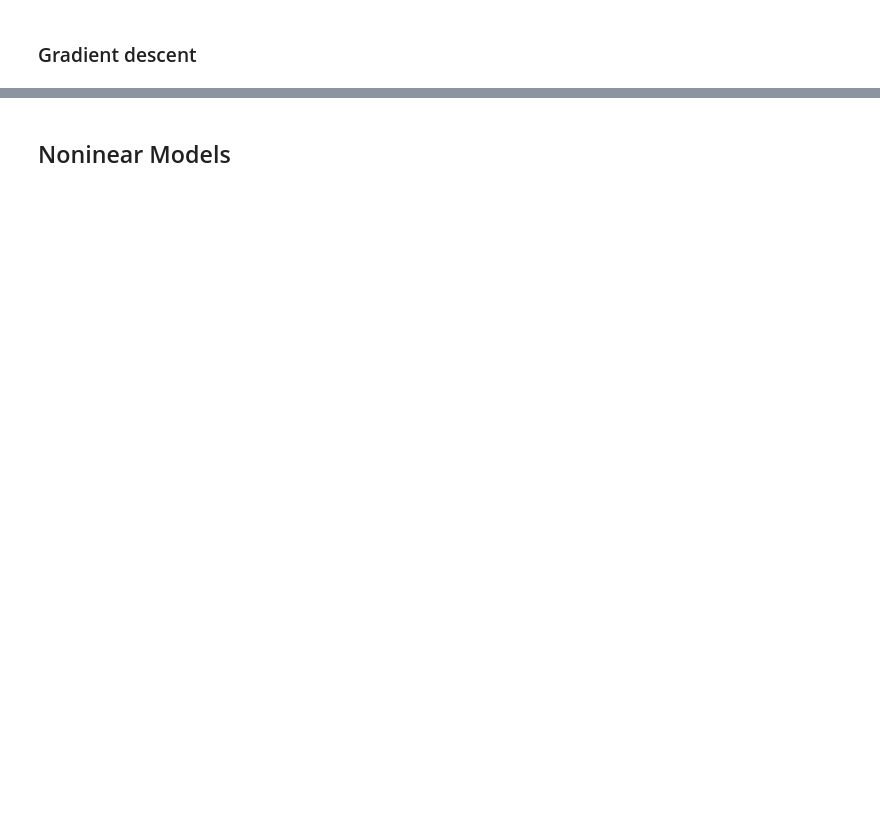
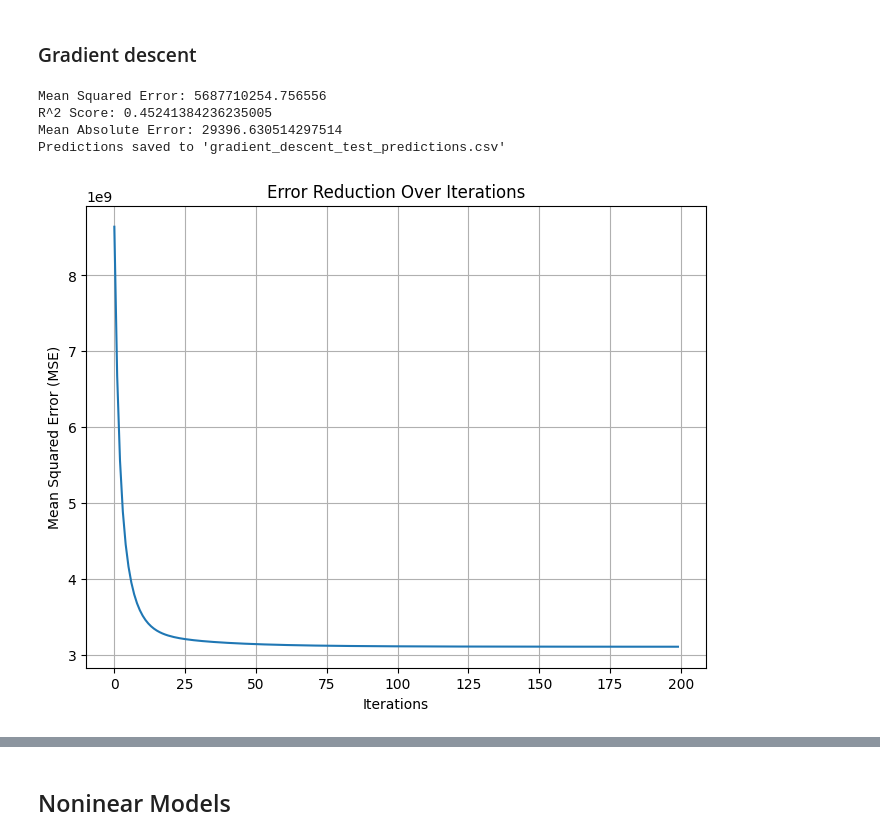
Before and after one commit to SarahYousefH/MachineLearningAssignment2, a Jupyter notebook: machine-learning-regression-assignment.ipynb, the cells around one changed output, grey strips where cells are left out. Cells and saved outputs as stored; diff of their text form; code cells hidden in the pictures; blank space fills up the shorter version.

Commit message:
Kaggle Notebook | Machine Learning Regression Assignment | Version 29

```diff
--- a/machine-learning-regression-assignment.ipynb
+++ b/machine-learning-regression-assignment.ipynb
@@ -712,2 +721,65 @@ print("Test R-squared:", r2_test)
 # %% [markdown]
 ### Gradient descent
+# %%
+import numpy as np
+import matplotlib.pyplot as plt
+
+
+# find linear regression with visualizing
+def gradient_descent_model(X_train, y_train, X_test, y_test, alpha , num_iterations):
+
+    # add bias feature
+    X_train = np.hstack((np.ones((train_data.shape[0], 1)), X_train))
+    X_test = np.hstack((np.ones((test_data.shape[0], 1)), X_test))
+
+    num_samples = X_train.shape[0]  # Number of samples
+    num_features = X_train.shape[1]  # Number of features or weights
+
+    w = np.random.randn(num_features)  # Initialize initial weights randomly -> we have 13 weights
+
+    errors = []  # To store MSE at each iteration to visualize
+
+
+    for t in range(num_iterations):
+        # find predictions
+        y_pred = X_train @ w
+
+        # Compute gradient which equal to derivative
+        gradient = -(1 / num_samples) * (X_train.T @ (y_train - y_pred))
+
+        # Update weights based on gradient and alpha
+        w = w - alpha * gradient
+
+        # Calculate MSE and store it
+        error = (1 / (2 * num_samples)) * np.sum((y_train - y_pred) ** 2)
+        errors.append(error)
+
+    # Predict on the test set using the final weights
+    y_test_pred = X_test @ w
+
+    return y_test_pred, errors
+
+
+
+alpha = 0.1
+num_iterations = 200
+
+y_predicted, errors = gradient_descent_model(X_train, y_train, X_test, y_test, alpha , num_iterations)
+mse,r2,mae = evaluate_model(y_predicted)
+print_evaluation (mse,r2,mae)
+export_model (y_predicted, 'gradient_descent')
+
+# Visualize Error over Iterations
+plt.figure(figsize=(8, 6))
+plt.plot(range(num_iterations), errors)
+plt.title("Error Reduction Over Iterations")
+plt.xlabel("Iterations")
+plt.ylabel("Mean Squared Error (MSE)")
+plt.grid(True)
+plt.show()
+# %% [output]
+Mean Squared Error: 5687710254.756556
+R^2 Score: 0.45241384236235005
+Mean Absolute Error: 29396.630514297514
+Predictions saved to 'gradient_descent_test_predictions.csv'
+[figure, added]
```
Also changed, not shown: parts of 12 cells of this notebook.
